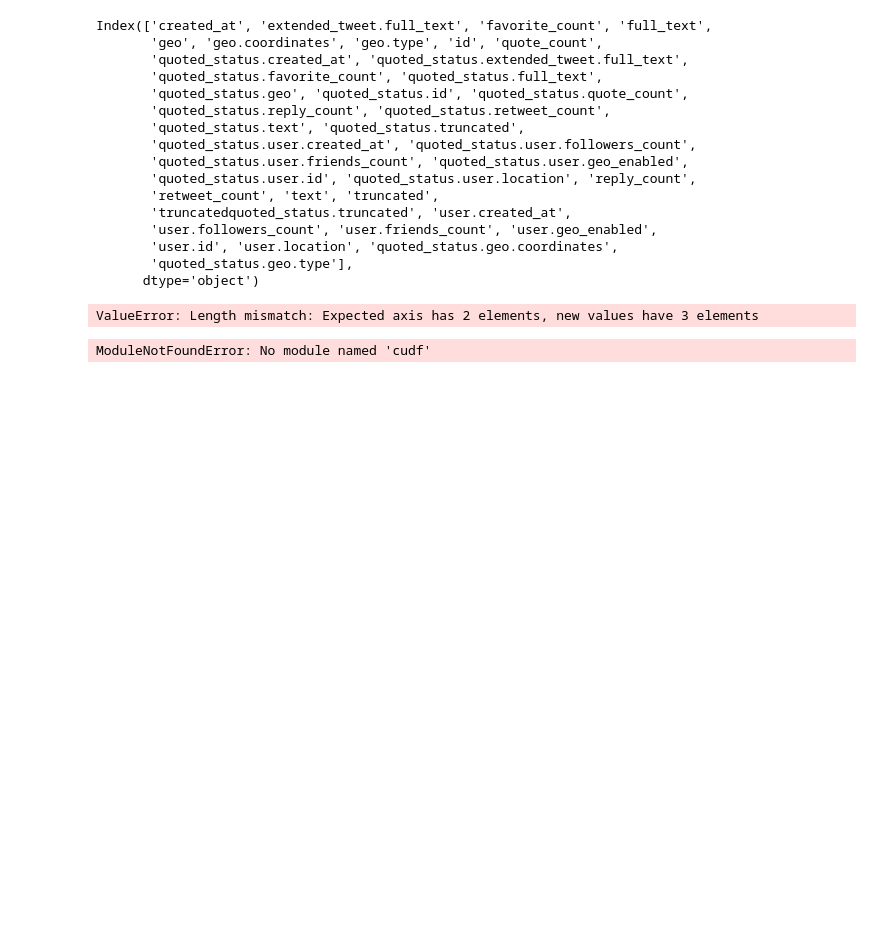
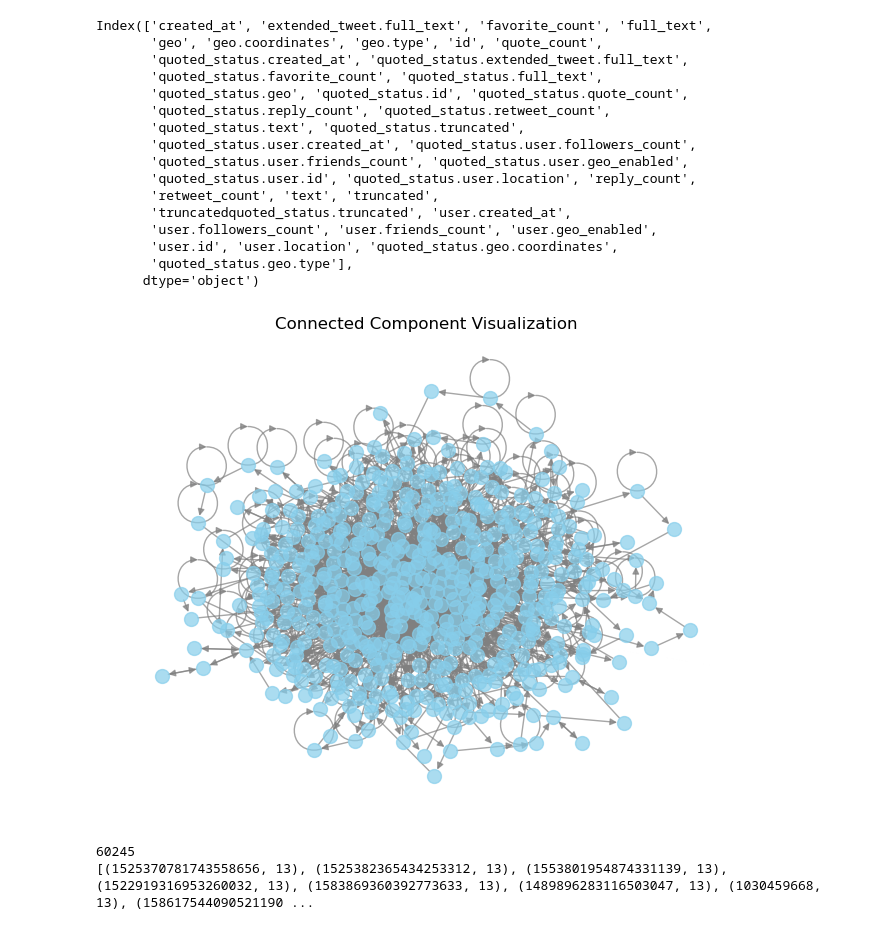
Before and after one commit to blockchain-interoperability/blockchain-social-media, a Jupyter notebook: Graph_Experiments.ipynb, the cells around one changed output. Drawn from its saved outputs; the diff is of its cells as text; code cells hidden in the pictures; blank space fills up the shorter version.

Commit message:
did some more graph analysis

```diff
--- a/Graph_Experiments.ipynb
+++ b/Graph_Experiments.ipynb
@@ -311,42 +306,43 @@ Index(['created_at', 'extended_tweet.full_text', 'favorite_count', 'full_text',
        'user.id', 'user.location', 'quoted_status.geo.coordinates',
        'quoted_status.geo.type'],
       dtype='object')
-# %%
-def unique_users_count(series):
-    unique_users = set(series.dropna())  # Drop NaN values and get unique user IDs
-    return len(unique_users), list(unique_users)
-
-# Group by 'full_text' and aggregate using the custom function
-result = df.groupby('full_text')['user.id'].agg(unique_users_count).reset_index()
-
-# Rename the columns for clarity
-result.columns = ['full_text', 'unique_user_count', 'unique_user_ids']
-
-print(result)
-# %% [output]
-ValueError: Length mismatch: Expected axis has 2 elements, new values have 3 elements
-# %%
-import cudf
-import cupy as cp
-
-# Convert pandas DataFrame to cuDF DataFrame
-cudf_df = cudf.from_pandas(df)
-
-# Create a custom aggregation function for GPU
-def unique_users_count_gpu(series):
-    unique_users = cp.unique(series.dropna())  # Drop NaN values and get unique user IDs
-    return len(unique_users), list(unique_users)
-
-# Group by 'full_text' and aggregate using the custom function
-result_gpu = cudf_df.groupby('full_text')['user.id'].agg(unique_users_count_gpu).reset_index()
-
-# Convert cuDF DataFrame back to pandas DataFrame
-result_pandas = result_gpu.to_pandas()
-
-# Rename the columns for clarity
-result_pandas.columns = ['full_text', 'unique_user_count', 'unique_user_ids']
-
-# Display the result
-print(result_pandas)
-# %% [output]
-ModuleNotFoundError: No module named 'cudf'
+# %%
+curr_scc = all_scc[0]
+# %%
+subgraph = G.subgraph(curr_scc)
+pos = nx.kamada_kawai_layout(subgraph)
+
+nx.draw(
+        subgraph,
+        pos,
+        node_color='skyblue',
+        node_size=100,
+        font_size=6,
+        font_color='black',
+        font_weight='bold',
+        edge_color='gray',
+        linewidths=1,
+        alpha=0.7
+    )
+
+
+# label_pos = {k: (x, y - 0.12) for k, (x, y) in pos.items()}
+# nx.draw_networkx_labels(subgraph, label_pos, font_size=6, font_color='black', font_weight='bold')
+
+
+plt.title('Connected Component Visualization')
+plt.show()
+# %% [output]
+[figure, added]
+# %%
+start_node = list(curr_scc)[2]
+
+reachable_nodes = nx.single_source_shortest_path_length(G, start_node)
+non_scc_reachable_nodes = {node: distance for node, distance in reachable_nodes.items() if node not in curr_scc}
+sorted_reachable_nodes = sorted(non_scc_reachable_nodes.items(), key=lambda x: x[1], reverse=True)
+
+print(len(sorted_reachable_nodes)),
+print(sorted_reachable_nodes[0:10])
+# %% [output]
+60245
+[(1525370781743558656, 13), (1525382365434253312, 13), (1553801954874331139, 13), (1522919316953260032, 13), (1583869360392773633, 13), (1489896283116503047, 13), (1030459668, 13), (158617544090521190 ...
```
Also changed, not shown: parts of 19 cells of this notebook.
